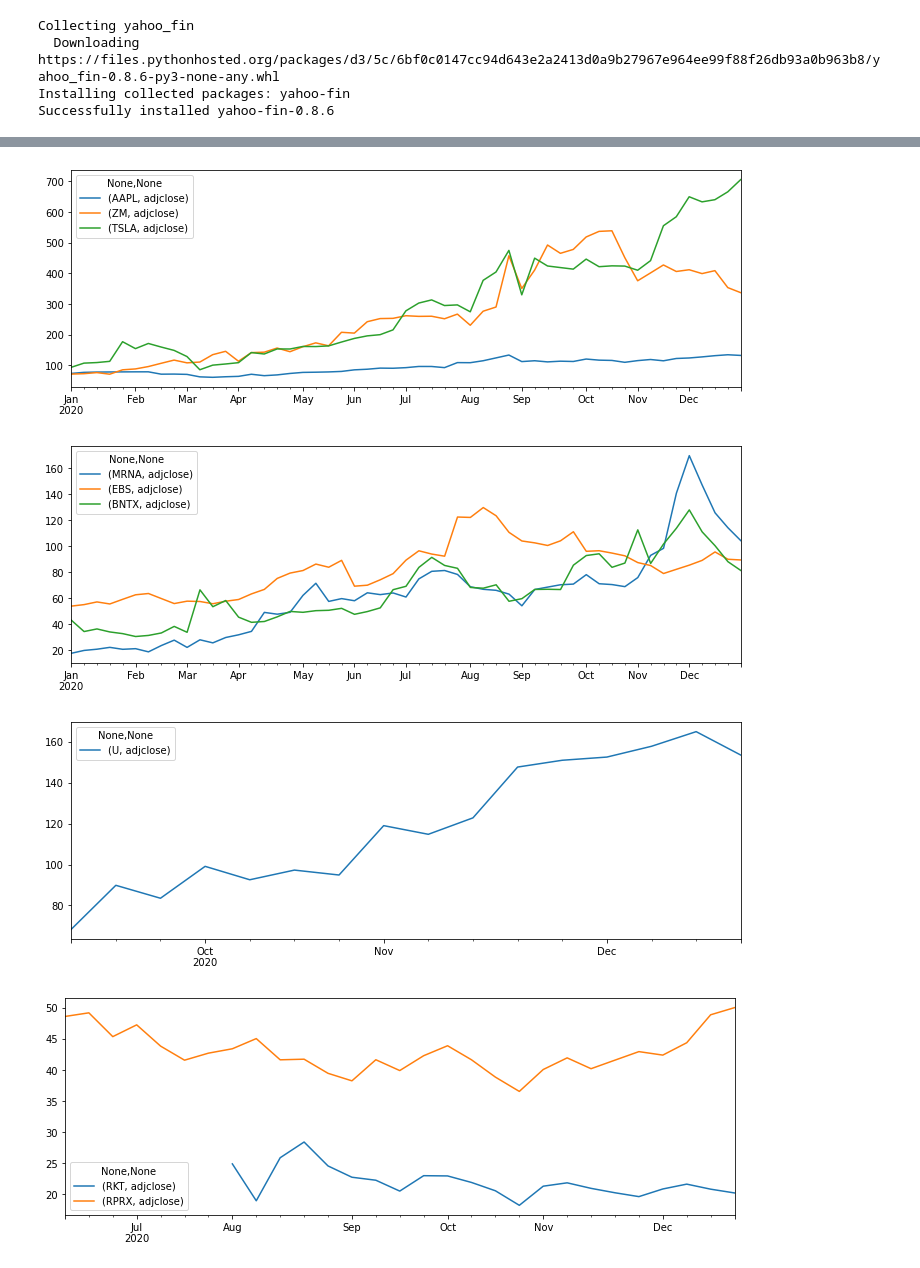
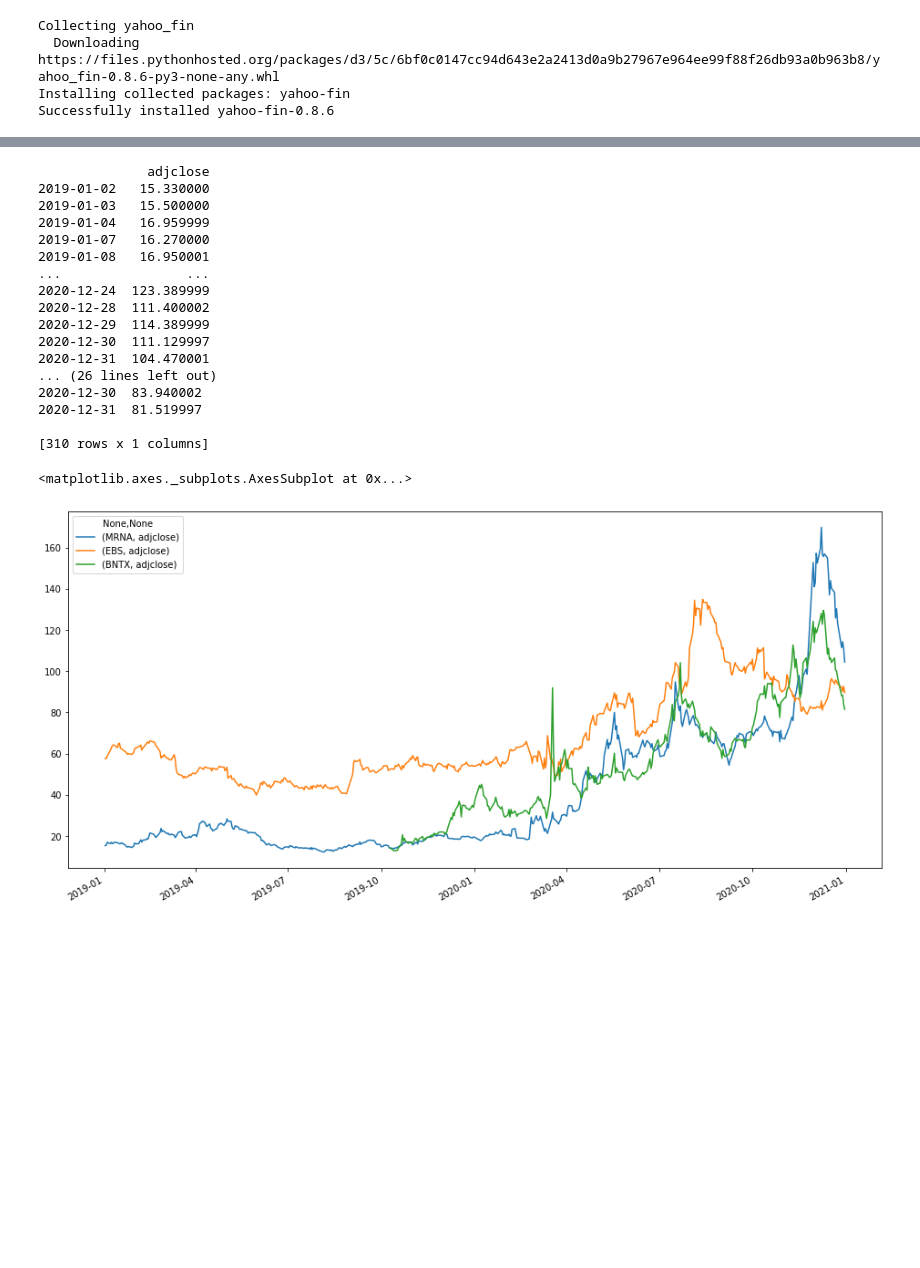
Before and after one commit to takyaC/Finance, a Jupyter notebook: PriceData.ipynb, the cells around one changed output, grey strips where cells are left out. Saved outputs shown, nothing was run; the diff lists cells and outputs as text; code cells hidden in the pictures; blank space fills up the shorter version.

```diff
--- a/PriceData.ipynb
+++ b/PriceData.ipynb
@@ -41,23 +36,51 @@ tickers_list = [tickers_1, tickers_2, tickers_3, tickers_4]
+# %%
+tickers = ["MRNA", "EBS", "BNTX"]
 # %%
-for tickers in tickers_list:
-  data_of_ticker = []
-  name_of_ticker = []
-  for ticker in tickers:
-      try:
-        # 株価データ
-        price_data = get_data(ticker, "01/01/2020", "01/01/2021", True, "1wk")
+price_data_of_ticker = []
+for ticker in tickers:
+    try:
+      # 株価データ
+      price_data = get_data(ticker, "01/01/2019", "01/01/2021", True, "1d") # 1wk
+      price_data_of_ticker.append(price_data)
 
-        # 設定
-        data_of_ticker.append(price_data.loc[: , ["adjclose"]])
-        name_of_ticker.append(ticker)
-
-      except BaseException as be:
-        print("error", be)
-
-  dfs = pandas.concat(data_of_ticker, axis=1, keys=name_of_ticker)
-  dfs.loc[:, name_of_ticker].plot(figsize=(12,4))
+    except BaseException as be:
+      print("error", be)
-# %% [output]
-[figure, removed]
-[figure, removed]
-[figure, removed]
-[figure, removed]
+# %%
+data_of_ticker = []
+
+index = 0
+for ticker in tickers:
+    try:
+      # 設定
+      data = price_data_of_ticker[index].loc[: , ["adjclose"]]
+      print(data)
+      data_of_ticker.append(data)
+
+    except BaseException as be:
+      print("error", be)
+
+    finally:
+      index+=1
+
+dfs = pandas.concat(data_of_ticker, axis=1, keys=tickers)
+dfs.loc[:, tickers].interpolate(method='linear').plot(figsize=(16,8))
+# %% [output]
+              adjclose
+2019-01-02   15.330000
+2019-01-03   15.500000
+2019-01-04   16.959999
+2019-01-07   16.270000
+2019-01-08   16.950001
+...                ...
+2020-12-24  123.389999
+2020-12-28  111.400002
+2020-12-29  114.389999
+2020-12-30  111.129997
+2020-12-31  104.470001
+... (26 lines left out)
+2020-12-30  83.940002
+2020-12-31  81.519997
+
+[310 rows x 1 columns]
+<matplotlib.axes._subplots.AxesSubplot at 0x...>
+[figure, added]
```
Also changed, not shown: parts of 4 cells of this notebook.
